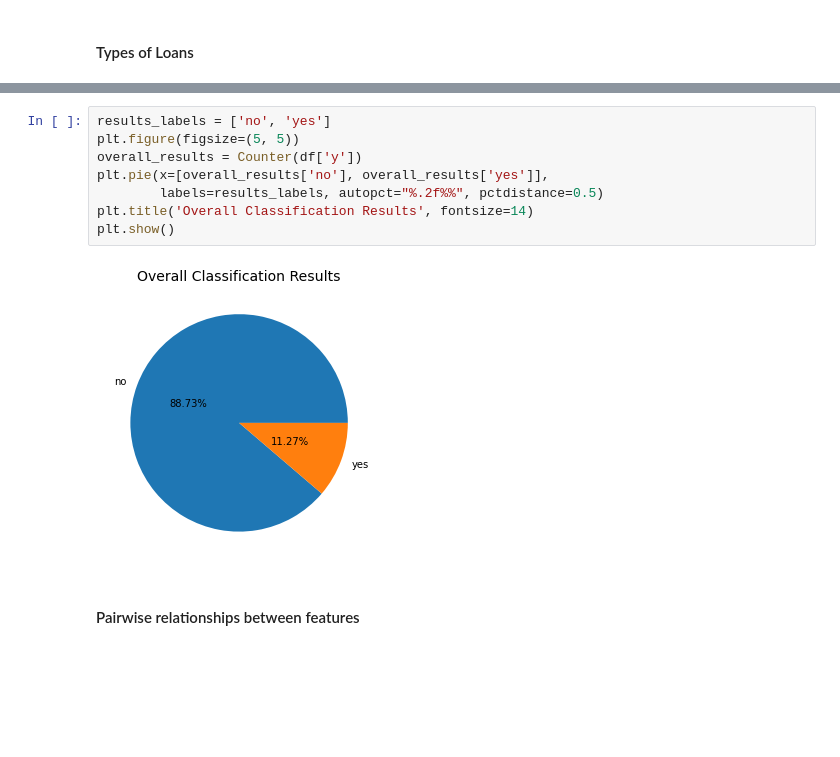
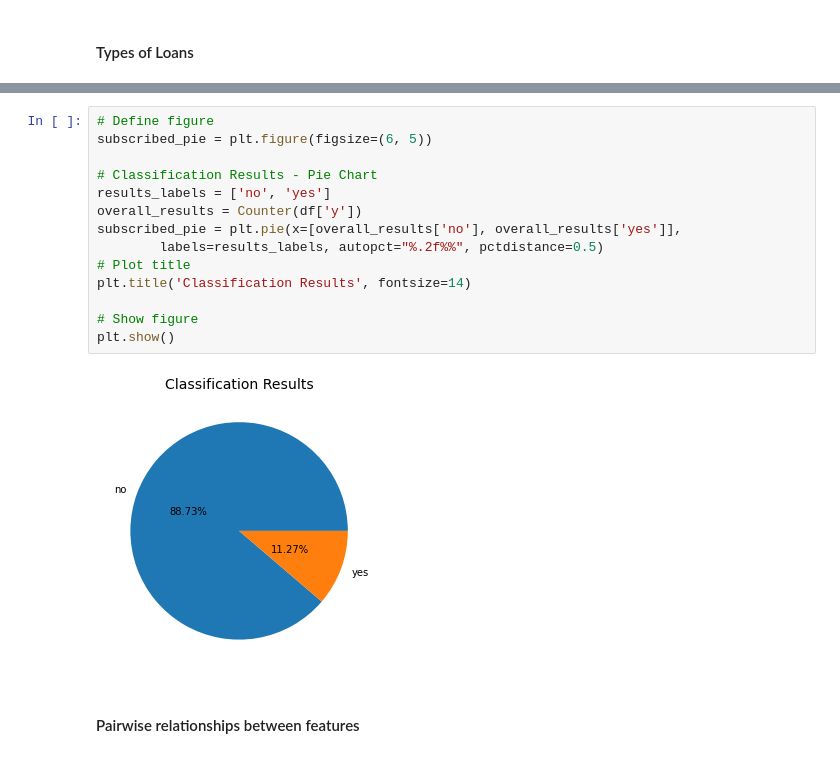
Before and after one commit to MarkLee7925/Bank-Marketing-Classification, a Jupyter notebook: BankMarketingClassification.ipynb, the cells around one changed output, grey strips where cells are left out. Drawn from its saved outputs; the diff is of its cells as text; blank space fills up the shorter version.

```diff
--- a/BankMarketingClassification.ipynb
+++ b/BankMarketingClassification.ipynb
@@ -207,13 +300,19 @@ plt.show()
 # %%
+# Define figure
+subscribed_pie = plt.figure(figsize=(6, 5))
+
+# Classification Results - Pie Chart
 results_labels = ['no', 'yes']
-plt.figure(figsize=(5, 5))
 overall_results = Counter(df['y'])
-plt.pie(x=[overall_results['no'], overall_results['yes']],
+subscribed_pie = plt.pie(x=[overall_results['no'], overall_results['yes']],
         labels=results_labels, autopct="%.2f%%", pctdistance=0.5)
-plt.title('Overall Classification Results', fontsize=14)
+# Plot title
+plt.title('Classification Results', fontsize=14)
+
+# Show figure
 plt.show()
 # %% [output]
-[figure, old version]
+[figure, new version]
 # %% [markdown]
 #### Pairwise relationships between features
 # %%
```
Also changed, not shown: parts of 90 cells of this notebook.
